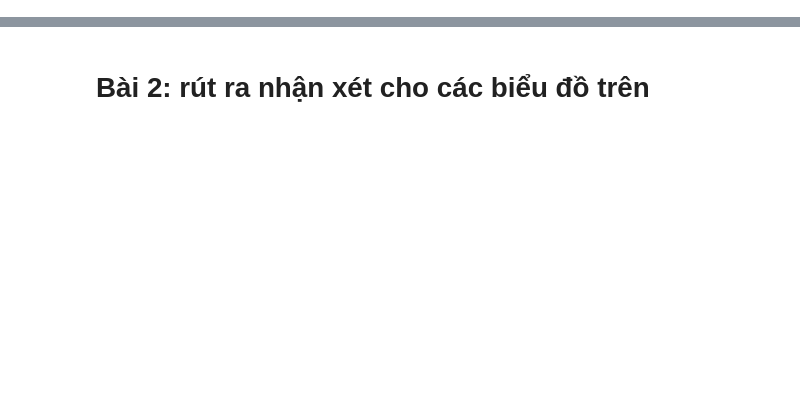
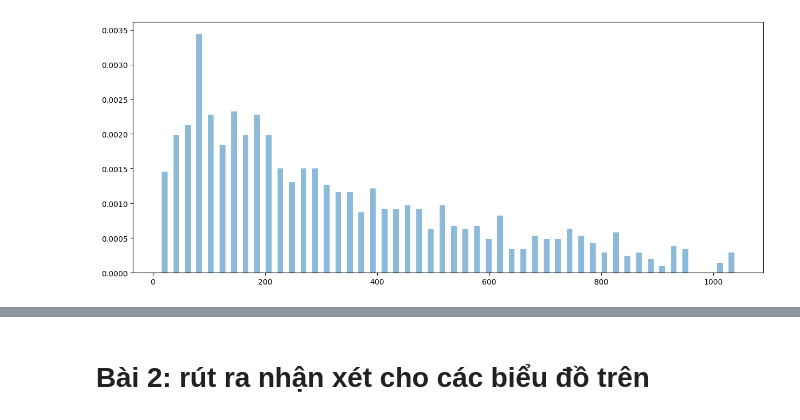
Before and after one commit to nguyenminhthuy/da-course-cybersoft, a Jupyter notebook: DA08_Wk4-2_NguyenMinhThuy.ipynb, the cells around one changed output, grey strips where cells are left out. Cells and saved outputs as stored; diff of their text form; code cells hidden in the pictures; blank space fills up the shorter version.

```diff
--- a/DA08_Wk4-2_NguyenMinhThuy.ipynb
+++ b/DA08_Wk4-2_NguyenMinhThuy.ipynb
@@ -83,2 +98,5 @@ plt.show()
 * Phân bố chung
 * Theo giới tính, theo địa phương
+# %%
+ds_tongGTDH_csv =[float(x) for x in ds_tongGTDH_csv]
+ds_tongGTDH_csv
@@ -84,0 +121,20 @@ plt.show()
+# %%
+# Creating dataset
+a = np.array([22, 87, 5, 43, 56,
+              73, 55, 54, 11,
+              20, 51, 5, 79, 31,
+              27])
+
+# Creating histogram
+fig, ax = plt.subplots(figsize =(15, 6))
+ax.hist(ds_tongGTDH_csv,
+        bins = 50,
+        alpha=0.5,
+        rwidth=0.5,
+        density=True
+       )
+#ax.set_ylim([0,300])
+# Show plot
+plt.show()
+# %% [output]
+[figure, added]
```
Also changed, not shown: parts of 14 cells of this notebook, 1 other file.
